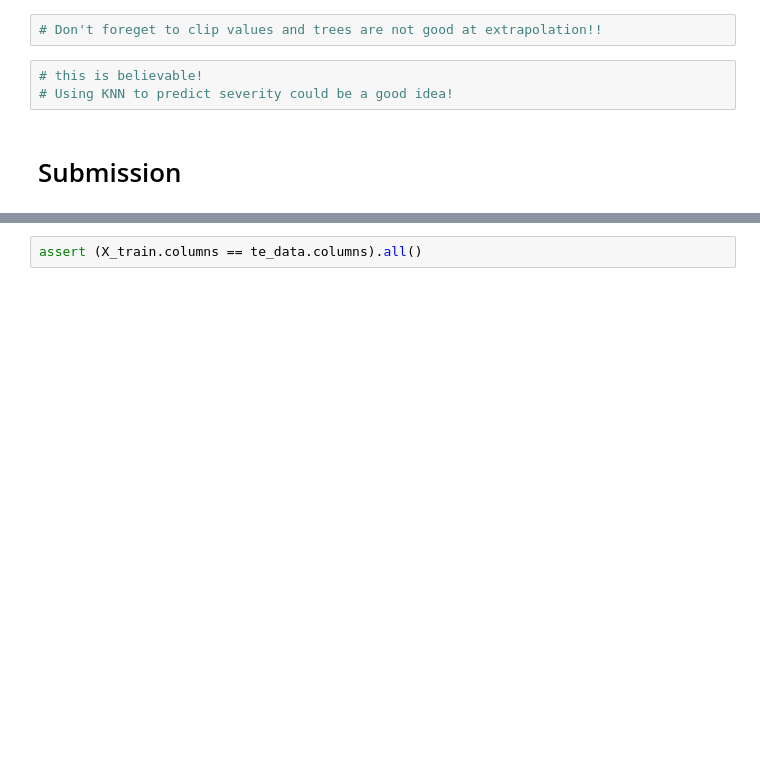
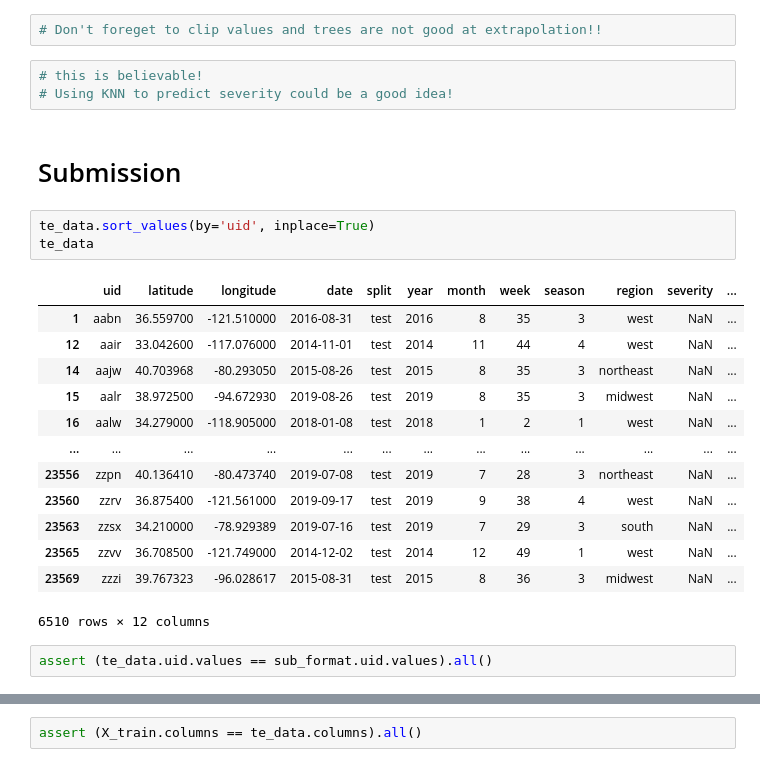
Before and after one commit to k-loki/Algal-bloom-Identification, a Jupyter notebook: notebooks/model_mtdata.ipynb, the cells around one changed output, grey strips where cells are left out. Saved outputs shown, nothing was run; the diff lists cells and outputs as text; blank space fills up the shorter version.

```diff
--- a/notebooks/model_mtdata.ipynb
+++ b/notebooks/model_mtdata.ipynb
@@ -929,6 +925,25 @@ dtype: float64
 # Using KNN to predict severity could be a good idea!
 # %% [markdown]
 # Submission
+# %%
+te_data.sort_values(by='uid', inplace=True)
+te_data
+# %% [output]
+|  | uid | latitude | longitude | date | split | year | month | week | season | region | severity | ... |
+| 1 | aabn | 36.559700 | -121.510000 | 2016-08-31 | test | 2016 | 8 | 35 | 3 | west | NaN | ... |
+| 12 | aair | 33.042600 | -117.076000 | 2014-11-01 | test | 2014 | 11 | 44 | 4 | west | NaN | ... |
+| 14 | aajw | 40.703968 | -80.293050 | 2015-08-26 | test | 2015 | 8 | 35 | 3 | northeast | NaN | ... |
+| 15 | aalr | 38.972500 | -94.672930 | 2019-08-26 | test | 2019 | 8 | 35 | 3 | midwest | NaN | ... |
+| 16 | aalw | 34.279000 | -118.905000 | 2018-01-08 | test | 2018 | 1 | 2 | 1 | west | NaN | ... |
+| ... | ... | ... | ... | ... | ... | ... | ... | ... | ... | ... | ... | ... |
+| 23556 | zzpn | 40.136410 | -80.473740 | 2019-07-08 | test | 2019 | 7 | 28 | 3 | northeast | NaN | ... |
+| 23560 | zzrv | 36.875400 | -121.561000 | 2019-09-17 | test | 2019 | 9 | 38 | 4 | west | NaN | ... |
+| 23563 | zzsx | 34.210000 | -78.929389 | 2019-07-16 | test | 2019 | 7 | 29 | 3 | south | NaN | ... |
+| 23565 | zzvv | 36.708500 | -121.749000 | 2014-12-02 | test | 2014 | 12 | 49 | 1 | west | NaN | ... |
+| 23569 | zzzi | 39.767323 | -96.028617 | 2015-08-31 | test | 2015 | 8 | 36 | 3 | midwest | NaN | ... |
+6510 rows × 12 columns
+# %%
+assert (te_data.uid.values == sub_format.uid.values).all()
 # %%
 te_data.drop(drop_cols, axis=1, inplace=True)
 te_data['region'] = te_data['region'].map({'midwest': 1, 'west': 2, 'south': 3, 'northeast': 4})
```
Also changed, not shown: parts of 11 cells of this notebook.
